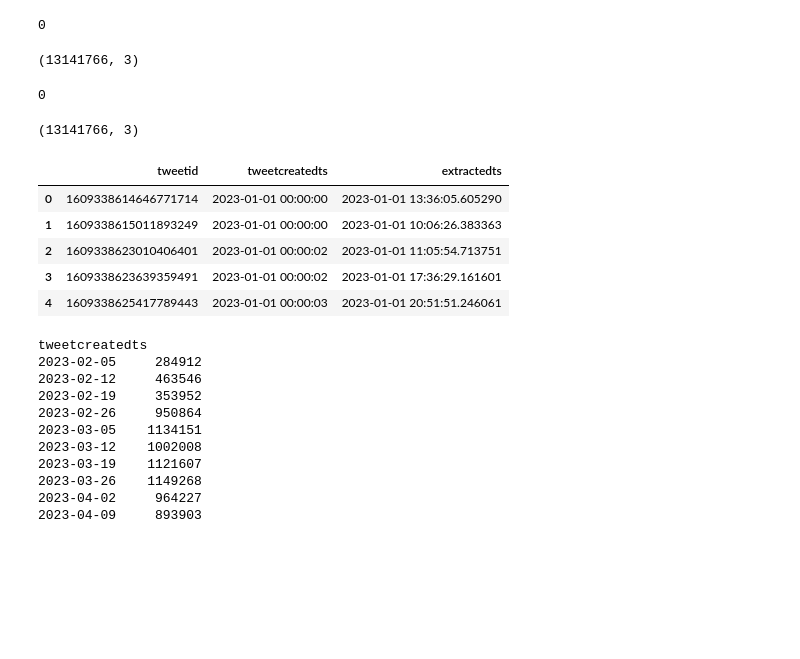
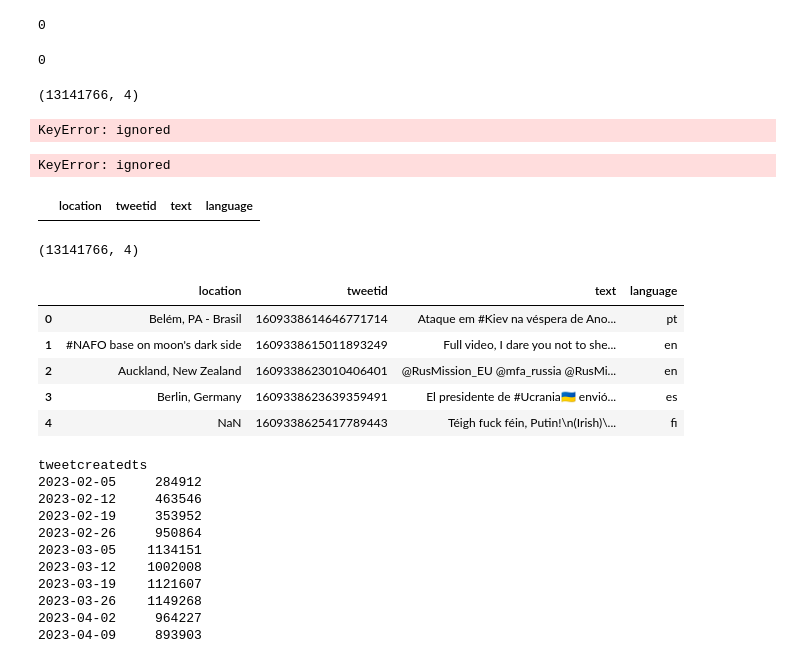
Before and after one commit to thokozani-msezane/MIT-805, a Jupyter notebook: Assignement2_code.ipynb, the cells around one changed output. Cells and saved outputs as stored; diff of their text form; code cells hidden in the pictures; blank space fills up the shorter version.

```diff
--- a/Assignement2_code.ipynb
+++ b/Assignement2_code.ipynb
@@ -162,5 +162,9 @@ gc.collect()
 # %%
-columns = ["tweetid", "location", "text", "hashtags","language"]
+import csv
+import gc
+from pathlib import Path
+
+columns = ["tweetid", "location", "text", "language"]
 
 dataframe_collection2 = []
 for csvfile in files:
@@ -178,34 +186,61 @@ df_combined.reset_index(inplace=True, drop=True)
+# %%
+df_combined2 = pd.concat(dataframe_collection2, axis=0)
+#df_combined['tweetcreatedts'] = pd.to_datetime(df_combined['tweetcreatedts'], errors='coerce')
+#df_combined['extractedts'] = pd.to_datetime(df_combined['extractedts'], errors='coerce')
+df_combined2.reset_index(inplace=True, drop=True)
 # %%
 dataframe_collection = None
 del dataframe_collection
 gc.collect()
 # %% [output]
 0
+# %%
+dataframe_collection2 = None
+del dataframe_collection2
+gc.collect()
+# %% [output]
+0
 # %%
-df_combined.shape
+df_combined2.shape
 # %% [output]
-(13141766, 3)
+(13141766, 4)
 # %%
-df_combined.sort_values(["tweetid","extractedts"], ascending=True,inplace=True)
-df_combined.drop_duplicates(["tweetid"],keep='last',inplace=True)
-df_combined.sort_values(['tweetcreatedts',"tweetid"], ascending=True,inplace=True)
-df_combined.reset_index(drop=True, inplace=True)
+
+df_combined2.sort_values(["tweetid","extractedts"], ascending=True,inplace=True)
+df_combined2.drop_duplicates(["tweetid"],keep='last',inplace=True)
+df_combined2.sort_values(['tweetcreatedts',"tweetid"], ascending=True,inplace=True)
+df_combined2.reset_index(drop=True, inplace=True)
 gc.collect()
 # %% [output]
-0
+KeyError: ignored
+# %%
+#columns = ["tweetid", "location", "text", "language"]
+
+df_combined.sort_values(["tweetid","location"], ascending=True,inplace=True)
+df_combined.drop_duplicates(["tweetid"],keep='last',inplace=True)
+df_combined.sort_values(['text',"tweetid"], ascending=True,inplace=True)
+df_combined.sort_values(['language',"text"], ascending=True,inplace=True)
+df_combined.reset_index(drop=True, inplace=True)
+gc.collect()
+# %% [output]
+KeyError: ignored
+# %%
+df_combined2.loc[df_combined2.duplicated(["tweetid"],keep=False)].sort_values("tweetid").head(6)
+# %% [output]
+|  | location | tweetid | text | language |
 # %%
-df_combined.shape
+df_combined2.shape
 # %% [output]
-(13141766, 3)
+(13141766, 4)
 # %%
-df_combined.head()
+df_combined2.head()
 # %% [output]
-|  | tweetid | tweetcreatedts | extractedts |
-| 0 | 1609338614646771714 | 2023-01-01 00:00:00 | 2023-01-01 13:36:05.605290 |
-| 1 | 1609338615011893249 | 2023-01-01 00:00:00 | 2023-01-01 10:06:26.383363 |
-| 2 | 1609338623010406401 | 2023-01-01 00:00:02 | 2023-01-01 11:05:54.713751 |
-| 3 | 1609338623639359491 | 2023-01-01 00:00:02 | 2023-01-01 17:36:29.161601 |
-| 4 | 1609338625417789443 | 2023-01-01 00:00:03 | 2023-01-01 20:51:51.246061 |
+|  | location | tweetid | text | language |
+| 0 | Belém, PA - Brasil | 1609338614646771714 | Ataque em #Kiev na véspera de Ano... | pt |
+| 1 | #NAFO base on moon's dark side | 1609338615011893249 | Full video, I dare you not to she... | en |
+| 2 | Auckland, New Zealand | 1609338623010406401 | @RusMission_EU @mfa_russia @RusMi... | en |
+| 3 | Berlin, Germany | 1609338623639359491 | El presidente de #Ucrania🇺🇦 envió... | es |
+| 4 | NaN | 1609338625417789443 | Téigh fuck féin, Putin!\n(Irish)\... | fi |
 # %%
 import matplotlib.pyplot as plt
 from matplotlib.ticker import StrMethodFormatter
```
Also changed, not shown: parts of 15 cells of this notebook.
